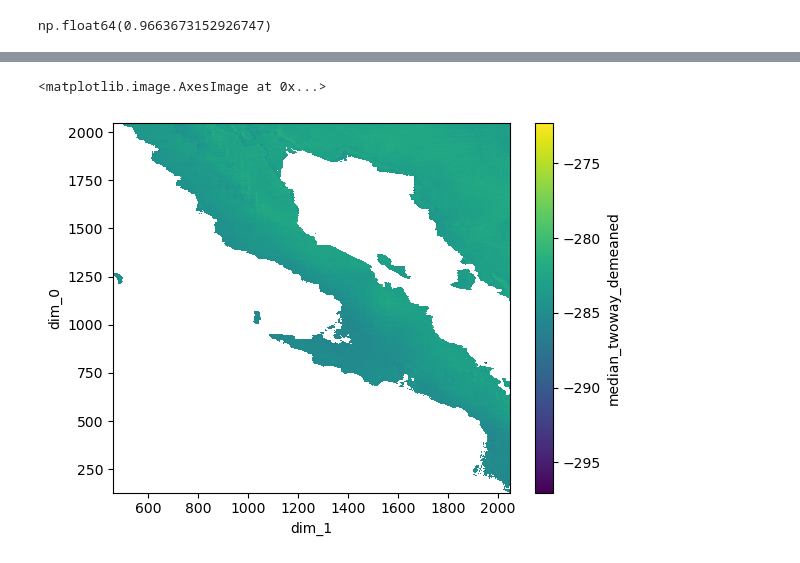
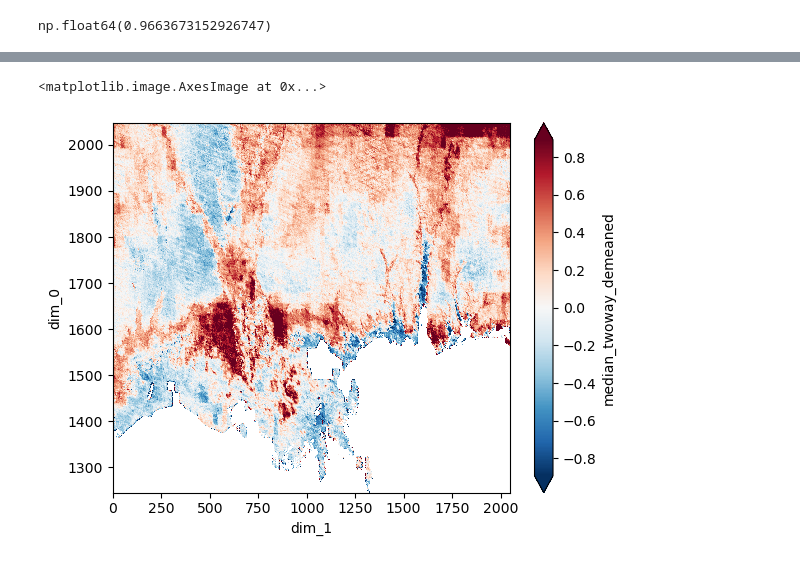
Before and after one commit to felixschulz385/growth-and-temperature, a Jupyter notebook: gnt/experiments/round_trip.ipynb, the cells around one changed output, grey strips where cells are left out. Saved outputs shown, nothing was run; the diff lists cells and outputs as text; code cells hidden in the pictures.

```diff
--- a/gnt/experiments/round_trip.ipynb
+++ b/gnt/experiments/round_trip.ipynb
@@ -5,10 +5,10 @@ import xarray as xr
 from odc.geo.xr import ODCExtensionDa
 from odc.geo import GeoboxTiles
 # %%
-i = 0; j = 2
+i = 5; j = 10
 
 # Load data
-parquet_tile = pd.read_parquet(f"/scicore/home/meiera/schulz0022/projects/growth-and-temperature/data_nobackup/assembled/_modis.parquet/ix={i}/iy={j}/data.parquet")
+parquet_tile = pd.read_parquet(f"/scicore/home/meiera/schulz0022/projects/growth-and-temperature/data_nobackup/assembled/modis.parquet/ix={i}/iy={j}/data.parquet")
 land_mask = xr.open_zarr("/scicore/home/meiera/schulz0022/projects/growth-and-temperature/data_nobackup/misc/processed/stage_2/osm/land_mask.zarr", consolidated = False)
 
 # Create tiles
@@ -108,7 +79,7 @@ parquet_tile[["pixel_id", "year", "median", "median_unit_demeaned", "median_time
 # %%
 pd.merge(
     parquet_tile.query("year==2000&median>0")[["pixel_id", "median_twoway_demeaned"]],
-    pixel_id_matrix.to_dataframe().reset_index()).set_index(["dim_0", "dim_1"]).to_xarray()["median_twoway_demeaned"].plot.imshow()
+    pixel_id_matrix.to_dataframe().reset_index()).set_index(["dim_0", "dim_1"]).to_xarray()["median_twoway_demeaned"].plot.imshow(robust=True)
 # %% [output]
 <matplotlib.image.AxesImage at 0x...>
-[figure, old version]
+[figure, new version]
```
Also changed, not shown: parts of 4 cells of this notebook, 1 other file.
